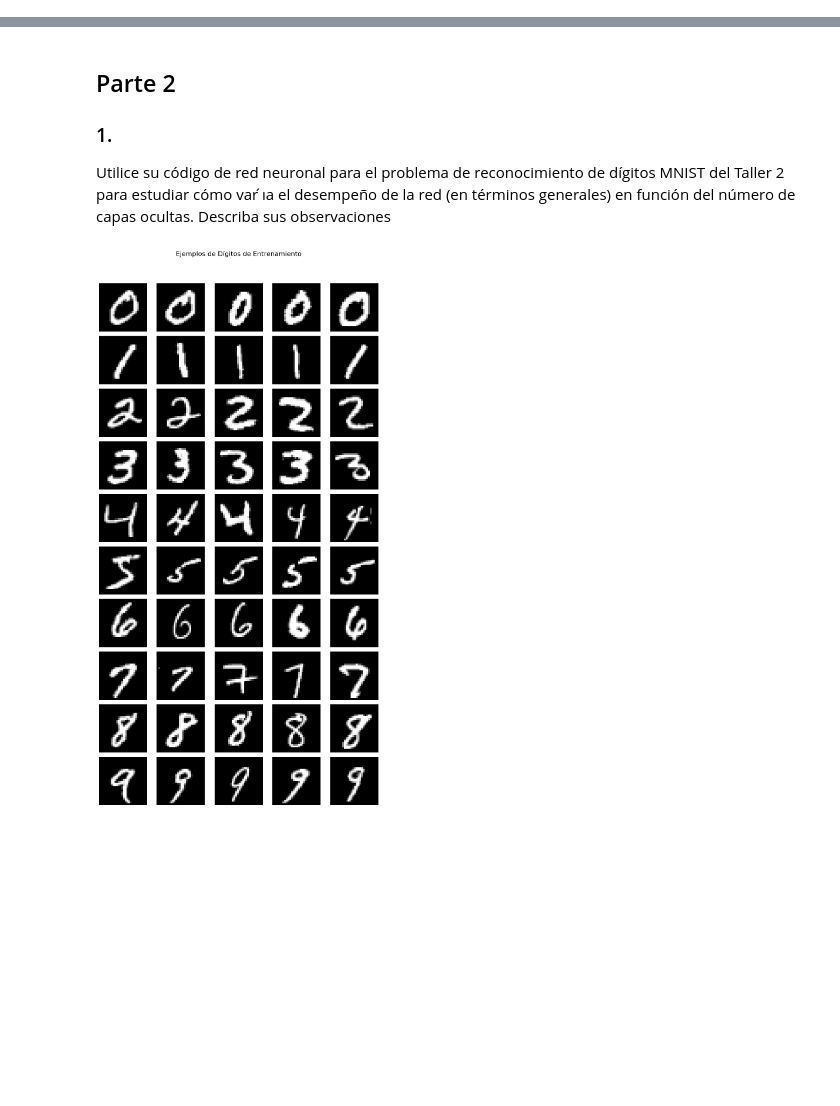
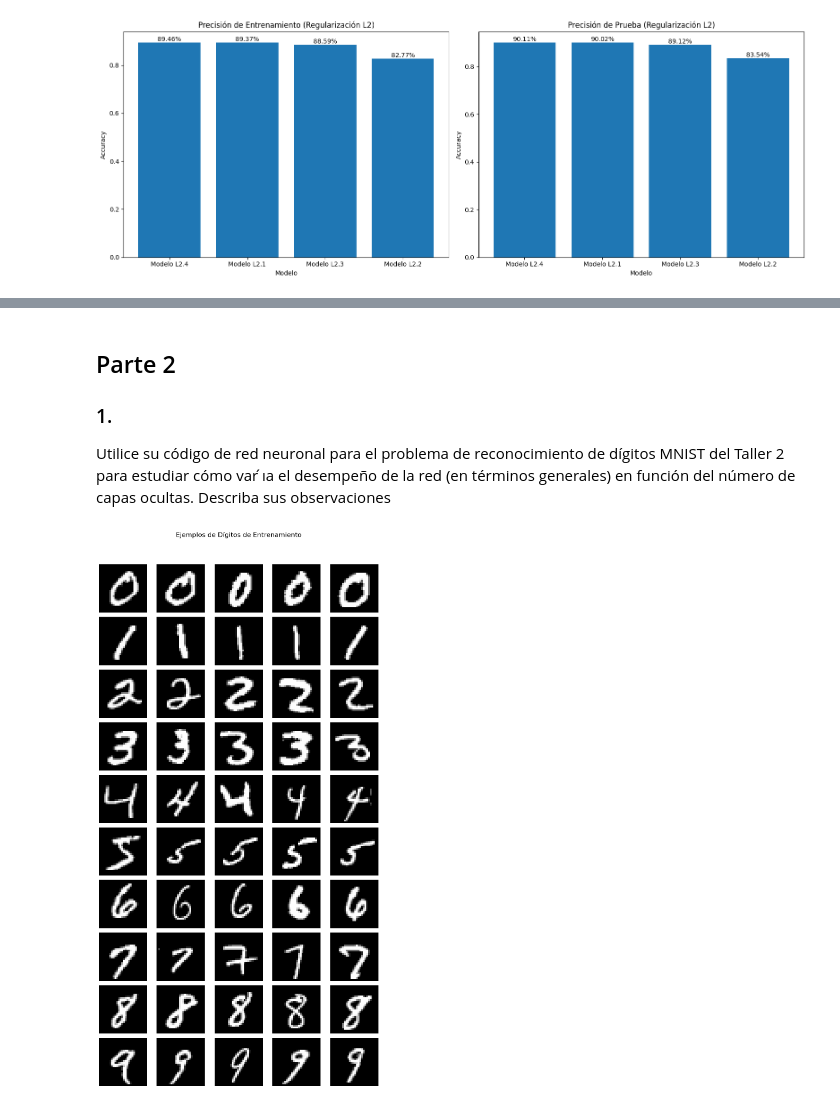
Before and after one commit to allanramirez111/modelos_avanzados_deep_learning, a Jupyter notebook: Talleres/Taller3/Solucion/Taller3.ipynb, the cells around one changed output, grey strips where cells are left out. Saved outputs shown, nothing was run; the diff lists cells and outputs as text; code cells hidden in the pictures; blank space fills up the shorter version.

```diff
--- a/Talleres/Taller3/Solucion/Taller3.ipynb
+++ b/Talleres/Taller3/Solucion/Taller3.ipynb
@@ -0,0 +193,98 @@
+# %%
+from tensorflow.keras import layers, regularizers
+
+# Inicialización de listas para guardar las precisiones de entrenamiento y prueba
+train_acc_L2 = []
+test_acc_L2 = []
+
+# Modelo base
+test_loss1, test_acc1 = model.evaluate(test_images, test_labels)
+train_loss1, train_acc1 = model.evaluate(train_images, train_labels)
+train_acc_L2.append(train_acc1)
+test_acc_L2.append(test_acc1)
+
+### Regularización L2 Modelo 1
+model_l21 = keras.Sequential([
+    layers.Dense(512, activation="sigmoid",
+                 kernel_regularizer=regularizers.l2(0.1)),  # Regularización L2
+    layers.Dense(10, activation="softmax")
+])
+# Compilación
+model_l21.compile(optimizer="SGD",
+loss="SparseCategoricalCrossentropy",
+metrics=["accuracy"])
+# Entrenamiento
+model_l21.fit(train_images, train_labels, epochs=5)
+# Guardar precisión de entrenamiento y prueba
+train_loss1, train_acc1 = model_l21.evaluate(train_images, train_labels)
+test_loss1, test_acc1 = model_l21.evaluate(test_images, test_labels)
+train_acc_L2.append(train_acc1)
+test_acc_L2.append(test_acc1)
+
+### Regularización L2 Modelo 2
+model_l22 = keras.Sequential([
+    layers.Dense(512, activation="sigmoid",
+                 kernel_regularizer=regularizers.l2(0.01)),  # Regularización L2
+    layers.Dense(10, activation="softmax")
+])
+# Compilación
+model_l22.compile(optimizer="SGD",
+loss="SparseCategoricalCrossentropy",
+metrics=["accuracy"])
+# Entrenamiento
+model_l22.fit(train_images, train_labels, epochs=5)
+# Guardar precisión de entrenamiento y prueba
+train_loss1, train_acc1 = model_l22.evaluate(train_images, train_labels)
+test_loss1, test_acc1 = model_l22.evaluate(test_images, test_labels)
+train_acc_L2.append(train_acc1)
+test_acc_L2.append(test_acc1)
+
+### Regularización L2 Modelo 3
+model_l23 = keras.Sequential([
+    layers.Dense(512, activation="sigmoid",
+                 kernel_regularizer=regularizers.l2(0.001)),  # Regularización L2
+    layers.Dense(10, activation="softmax")
+])
+# Compilación
+model_l23.compile(optimizer="SGD",
+loss="SparseCategoricalCrossentropy",
+metrics=["accuracy"])
+# Entrenamiento
+model_l23.fit(train_images, train_labels, epochs=5)
+# Guardar precisión de entrenamiento y prueba
+train_loss1, train_acc1 = model_l23.evaluate(train_images, train_labels)
+test_loss1, test_acc1 = model_l23.evaluate(test_images, test_labels)
+train_acc_L2.append(train_acc1)
+test_acc_L2.append(test_acc1)
+
+# Crear la figura y una grilla de 1 fila y 2 columnas
+fig, axes = plt.subplots(1, 2, figsize=(16, 6))
+
+model_names = [f'Modelo L2.{i}' for i in range(1, 5)]
+
+# Gráfico de precisión de entrenamiento
+train_acc_sorted, train_model_names_sorted = zip(*sorted(zip(train_acc_L2, model_names), reverse=True))
+bars_train = axes[0].bar(train_model_names_sorted, train_acc_sorted)
+axes[0].set_title('Precisión de Entrenamiento (Regularización L2)')
+axes[0].set_xlabel('Modelo')
+axes[0].set_ylabel('Accuracy')
+for bar, acc in zip(bars_train, train_acc_sorted):
+    yval = bar.get_height()
+    axes[0].text(bar.get_x() + bar.get_width()/2, yval, f'{acc:.2%}', ha='center', va='bottom')
+
+# Gráfico de precisión de prueba
+test_acc_sorted, test_model_names_sorted = zip(*sorted(zip(test_acc_L2, model_names), reverse=True))
+bars_test = axes[1].bar(test_model_names_sorted, test_acc_sorted)
+axes[1].set_title('Precisión de Prueba (Regularización L2)')
+axes[1].set_xlabel('Modelo')
+axes[1].set_ylabel('Accuracy')
+for bar, acc in zip(bars_test, test_acc_sorted):
+    yval = bar.get_height()
+    axes[1].text(bar.get_x() + bar.get_width()/2, yval, f'{acc:.2%}', ha='center', va='bottom')
+
+# Ajustar el espaciado entre gráficos
+plt.tight_layout()
+
+# Mostrar la gráfica
+plt.show()
+# %% [output]
@@ -0,0 +308 @@
+[figure, added]
```
Also changed, not shown: parts of 23 cells of this notebook.
